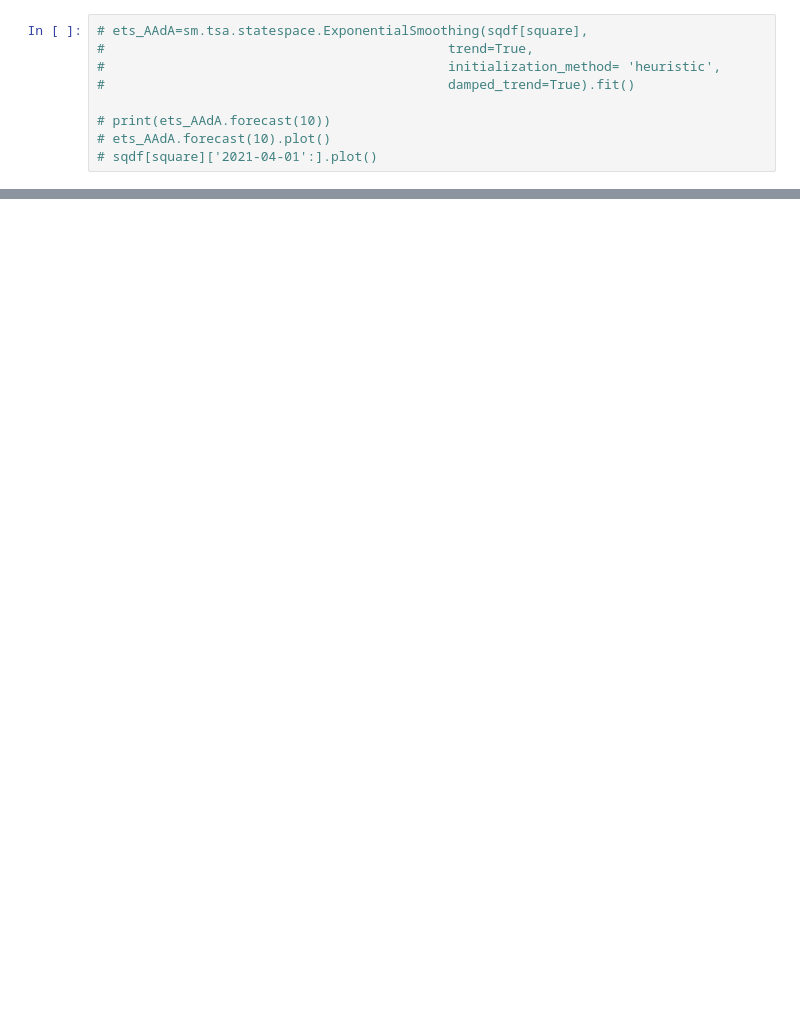
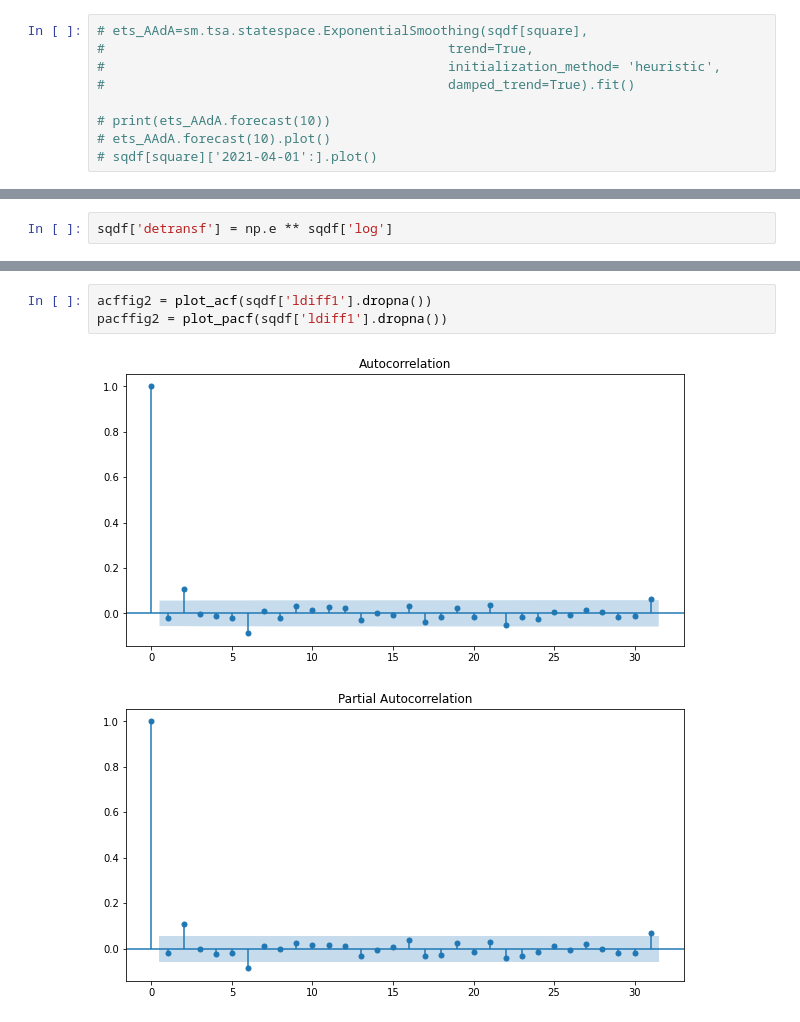
Before and after one commit to aloparev/arima, a Jupyter notebook: notebooks/ARIMA.ipynb, the cells around one changed output, grey strips where cells are left out. Cells and saved outputs as stored; diff of their text form; blank space fills up the shorter version.

```diff
--- a/notebooks/ARIMA.ipynb
+++ b/notebooks/ARIMA.ipynb
@@ -657,0 +681,2 @@ Freq: B, Name: predicted_mean, dtype: float64
+# %%
+sqdf['detransf'] = np.e ** sqdf['log']
@@ -657,0 +693,6 @@ Freq: B, Name: predicted_mean, dtype: float64
+# %%
+acffig2 = plot_acf(sqdf['ldiff1'].dropna())
+pacffig2 = plot_pacf(sqdf['ldiff1'].dropna())
+# %% [output]
+[figure, added]
+[figure, added]
```
Also changed, not shown: parts of 16 cells of this notebook.
